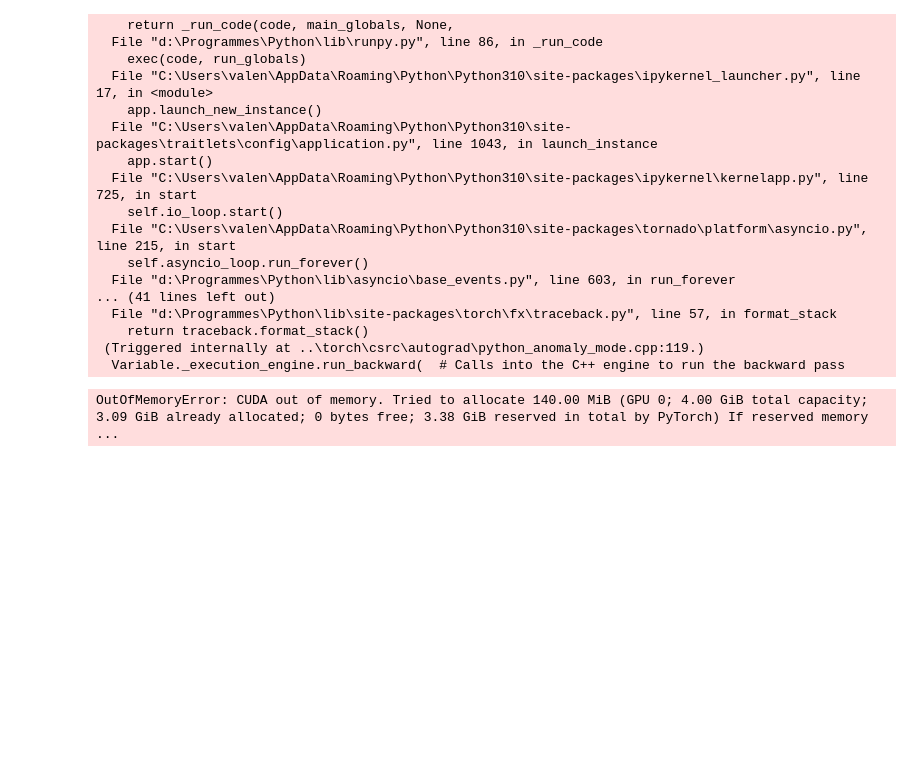
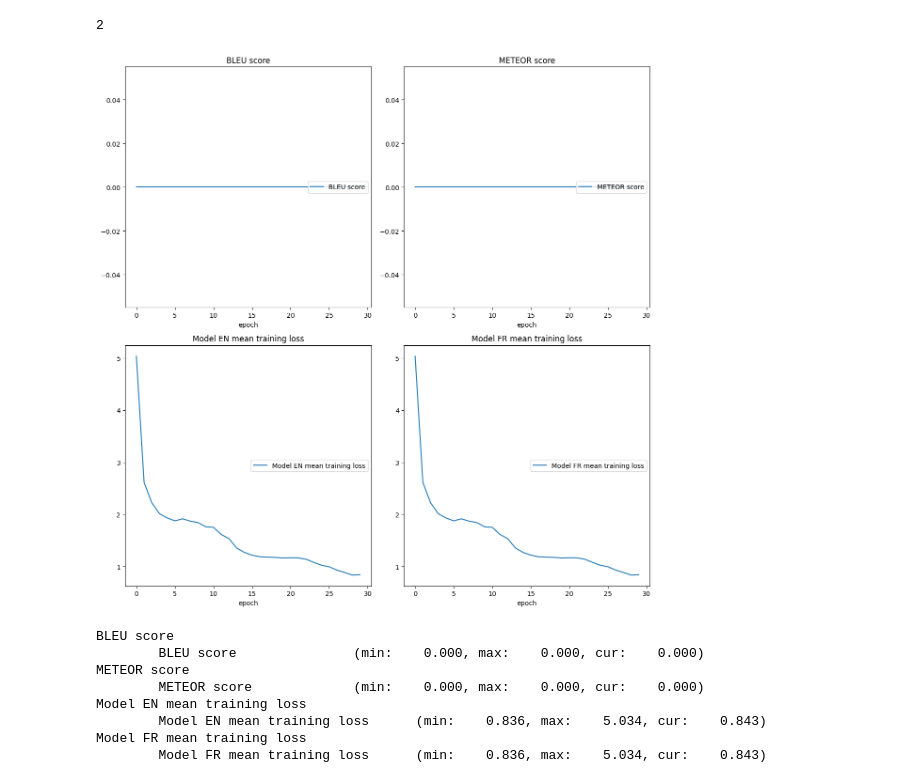
Before and after one commit to Tordjx/UMMT, a Jupyter notebook: Core model files/main_notebook.ipynb, the cells around one changed output. Cells and saved outputs as stored; diff of their text form; code cells hidden in the pictures; blank space fills up the shorter version.

```diff
--- a/Core model files/main_notebook.ipynb
+++ b/Core model files/main_notebook.ipynb
@@ -54,29 +55,25 @@ model_en = Modèle(n_token_en,embedding_dim,n_head, num_encoder_layers,num_decod
 with open("logs.txt",'w') as logs :
     logs.write("")
     logs.close()
+# %%
+len(val_data_en)
+# %% [output]
+2
 # %%
 # model_en.curr_epoch = 4
 # model_fr.curr_epoch = 4
-mixed_train(tokenized_val_en,tokenized_val_fr,inv_map_en,inv_map_fr,model_fr,model_en,tokenized_fr,tokenized_en,150,batch_size, False,1/2)
+# mixed_train(tokenized_val_en,tokenized_val_fr,inv_map_en,inv_map_fr,model_fr,model_en,tokenized_fr,tokenized_en,150,batch_size, False,1/2)
+mixed_train(val_data_en,val_data_fr,inv_map_en,inv_map_fr,model_fr,model_en,train_data_fr,train_data_en,150,batch_size, True,1/2)
 # %% [output]
+[figure, added]
-    return _run_code(code, main_globals, None,
-  File "d:\Programmes\Python\lib\runpy.py", line 86, in _run_code
-    exec(code, run_globals)
-  File "C:\Users\valen\AppData\Roaming\Python\Python310\site-packages\ipykernel_launcher.py", line 17, in <module>
-    app.launch_new_instance()
-  File "C:\Users\valen\AppData\Roaming\Python\Python310\site-packages\traitlets\config\application.py", line 1043, in launch_instance
-    app.start()
-  File "C:\Users\valen\AppData\Roaming\Python\Python310\site-packages\ipykernel\kernelapp.py", line 725, in start
-    self.io_loop.start()
-  File "C:\Users\valen\AppData\Roaming\Python\Python310\site-packages\tornado\platform\asyncio.py", line 215, in start
-    self.asyncio_loop.run_forever()
-  File "d:\Programmes\Python\lib\asyncio\base_events.py", line 603, in run_forever
-... (41 lines left out)
-  File "d:\Programmes\Python\lib\site-packages\torch\fx\traceback.py", line 57, in format_stack
-    return traceback.format_stack()
- (Triggered internally at ..\torch\csrc\autograd\python_anomaly_mode.cpp:119.)
-  Variable._execution_engine.run_backward(  # Calls into the C++ engine to run the backward pass
+BLEU score
+        BLEU score               (min:    0.000, max:    0.000, cur:    0.000)
+METEOR score
+        METEOR score             (min:    0.000, max:    0.000, cur:    0.000)
+Model EN mean training loss
+        Model EN mean training loss      (min:    0.836, max:    5.034, cur:    0.843)
+Model FR mean training loss
+        Model FR mean training loss      (min:    0.836, max:    5.034, cur:    0.843)
-OutOfMemoryError: CUDA out of memory. Tried to allocate 140.00 MiB (GPU 0; 4.00 GiB total capacity; 3.09 GiB already allocated; 0 bytes free; 3.38 GiB reserved in total by PyTorch) If reserved memory  ...
 # %%
 def moving_average(a, n=1,tail = 0) :
     ret = np.cumsum(a, dtype=float)
```
Also changed, not shown: parts of 4 cells of this notebook, 1 other file.
